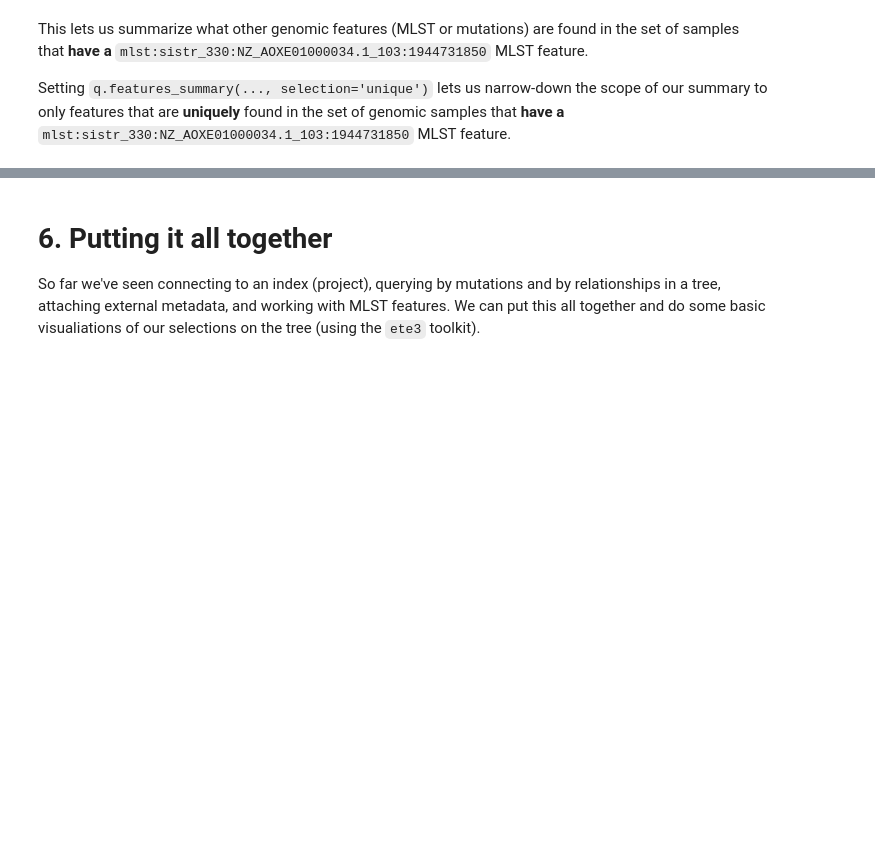
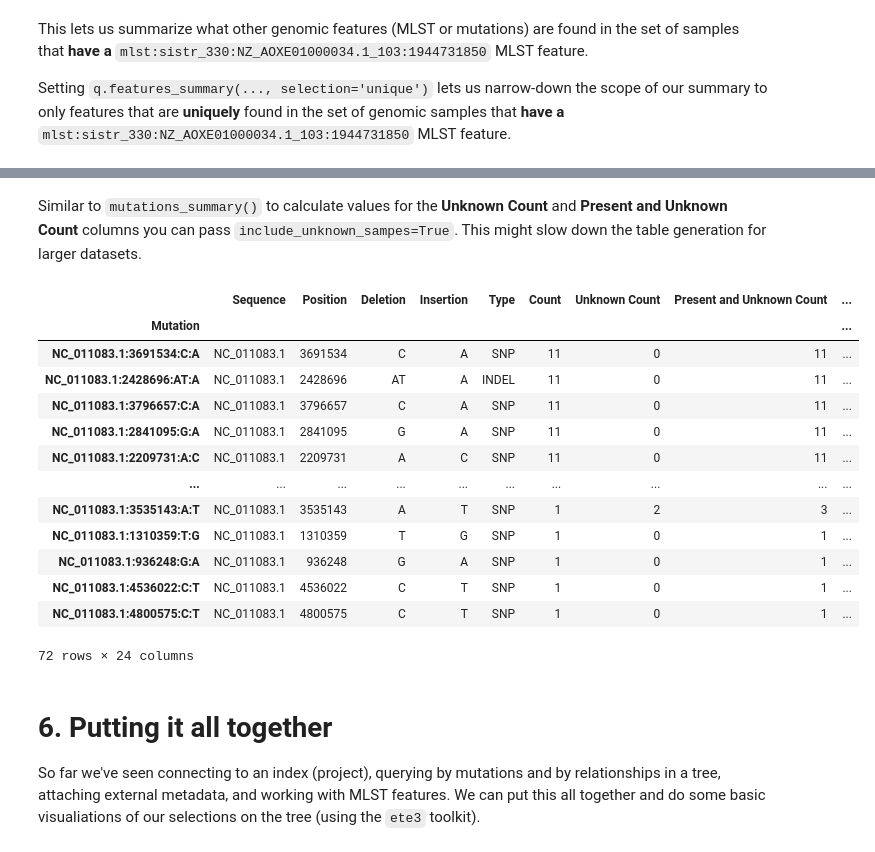
Before and after one commit to apetkau/genomics-data-index-examples, a Jupyter notebook: examples/tutorial-1-salmonella.ipynb, the cells around one changed output, grey strips where cells are left out. Cells and saved outputs as stored; diff of their text form; code cells hidden in the pictures; blank space fills up the shorter version.

```diff
--- a/examples/tutorial-1-salmonella.ipynb
+++ b/examples/tutorial-1-salmonella.ipynb
@@ -733,3 +757,22 @@ q.features_summary(kind='mutations', selection='unique').sort_values('Count', as
+# %% [markdown]
+Similar to `mutations_summary()` to calculate values for the **Unknown Count** and **Present and Unknown Count** columns you can pass `include_unknown_sampes=True`. This might slow down the table generation for larger datasets.
+# %%
+q.features_summary(kind='mutations', selection='unique', include_unknown_samples=True).sort_values('Count', ascending=False)
+# %% [output]
+|  | Sequence | Position | Deletion | Insertion | Type | Count | Unknown Count | Present and Unknown Count | ... |
+| Mutation |  |  |  |  |  |  |  |  | ... |
+| NC_011083.1:3691534:C:A | NC_011083.1 | 3691534 | C | A | SNP | 11 | 0 | 11 | ... |
+| NC_011083.1:2428696:AT:A | NC_011083.1 | 2428696 | AT | A | INDEL | 11 | 0 | 11 | ... |
+| NC_011083.1:3796657:C:A | NC_011083.1 | 3796657 | C | A | SNP | 11 | 0 | 11 | ... |
+| NC_011083.1:2841095:G:A | NC_011083.1 | 2841095 | G | A | SNP | 11 | 0 | 11 | ... |
+| NC_011083.1:2209731:A:C | NC_011083.1 | 2209731 | A | C | SNP | 11 | 0 | 11 | ... |
+| ... | ... | ... | ... | ... | ... | ... | ... | ... | ... |
+| NC_011083.1:3535143:A:T | NC_011083.1 | 3535143 | A | T | SNP | 1 | 2 | 3 | ... |
+| NC_011083.1:1310359:T:G | NC_011083.1 | 1310359 | T | G | SNP | 1 | 0 | 1 | ... |
+| NC_011083.1:936248:G:A | NC_011083.1 | 936248 | G | A | SNP | 1 | 0 | 1 | ... |
+| NC_011083.1:4536022:C:T | NC_011083.1 | 4536022 | C | T | SNP | 1 | 0 | 1 | ... |
+| NC_011083.1:4800575:C:T | NC_011083.1 | 4800575 | C | T | SNP | 1 | 0 | 1 | ... |
+72 rows × 24 columns
 # %% [markdown]
 # 6. Putting it all together
 
```
Also changed, not shown: parts of 27 cells of this notebook, 2 other files.
